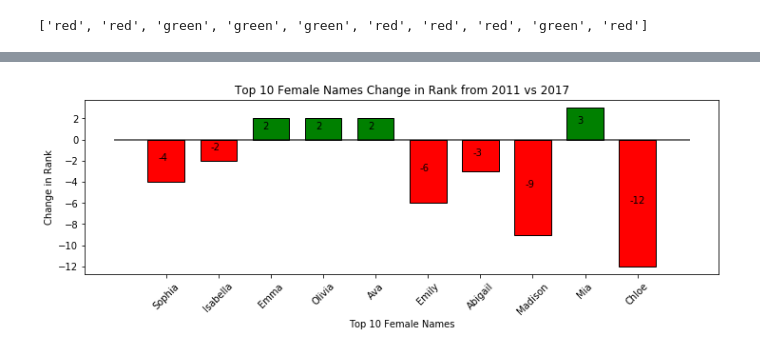
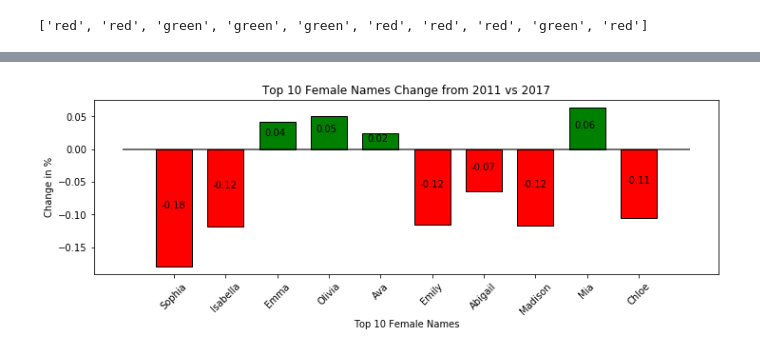
Before and after one commit to nsetnik0703/nightwatch, a Jupyter notebook: kelly_project.ipynb, the cells around one changed output, grey strips where cells are left out. Drawn from its saved outputs; the diff is of its cells as text; code cells hidden in the pictures.

```diff
--- a/kelly_project.ipynb
+++ b/kelly_project.ipynb
@@ -92,7 +92,7 @@ name_df.head()
 # %%
 #Get top 5 female names in year 2011
 female_y2011 = name_df[(name_df['gender']=='F') & (name_df['year']=='2011')]
-female_y2011 = female_y2011.sort_values('name_percent',ascending=False)
+female_y2011 = female_y2011.sort_values('count',ascending=False)
 female_y2011['rank'] = female_y2011['name_percent'].rank(ascending=False)
 female_y2011.head(10)
 # %% [output]
@@ -110,7 +110,7 @@ female_y2011.head(10)
 # %%
 #Rank 2017 females
 female_y2017 = name_df[(name_df['gender']=='F') & (name_df['year']=='2017')]
-female_y2017 = female_y2017.sort_values('name_percent',ascending=False)
+female_y2017 = female_y2017.sort_values('count',ascending=False)
 female_y2017['rank'] = female_y2017['name_percent'].rank(ascending=False)
 female_y2017.head(10)
 # %% [output]
@@ -128,8 +128,9 @@ female_y2017.head(10)
 # %%
 #merge 2011 vs 2017
 merge_female = female_y2011.merge(female_y2017,on='name',suffixes=('_y2011','_y2017'))
-merge_female['rankChange'] = merge_female['rank_y2011'] - merge_female['rank_y2017']
-merge_female.head(10)
+merge_female['rankChange'] = merge_female['rank_y2017'] - merge_female['rank_y2011']
+merge_female['percentChange'] = merge_female['name_percent_y2017'] - merge_female['name_percent_y2011']
+merge_female.head(730)
 # %% [output]
 |  | name | gender_y2011 | count_y2011 | year_y2011 | yearTotal_y2011 | name_percent_y2011 | rank_y2011 | ... |
 | 0 | Sophia | F | 21837 | 2011 | 3651914 | 0.597960 | 1.0 | ... |
@@ -163,12 +171,12 @@ top10_df
 # %%
 #set color for positive and negative change
 
-changes = []
-changes = top10_df['rankChange']
+percentChanges = []
+percentChanges = top10_df['percentChange']
 
 colors = []
 for value in range(0,len(top10_df)):
-    if changes[value] < 0:
+    if percentChanges[value] < 0:
         colors.append('red')
     else:
         colors.append('green')
@@ -192,29 +200,29 @@ Name: rankChange, dtype: float64
 # %%
 # Orient widths. Add labels, tick marks, etc.
 plt.figure(figsize=(10,3.5))
-barchart = plt.bar(top10_df['name'],height=changes,color=colors,width=0.7,edgecolor='black')
+barchart = plt.bar(top10_df['name'],height=percentChanges,color=colors,width=0.7,edgecolor='black')
 plt.xticks(rotation=45)
 plt.tight_layout()
 plt.hlines(0,-1,10,alpha=0.75)
-plt.title('Top 10 Female Names Change in Rank from 2011 vs 2017')
-plt.ylabel('Change in Rank')
+plt.title('Top 10 Female Names Change from 2011 vs 2017')
+plt.ylabel('Change in %')
 plt.xlabel('Top 10 Female Names')
 
 # Use functions to label the percentages of changes
 def makeLabel(barchart):
     for value in barchart:
-        plt.text(x=value.get_x()+0.2,y=value.get_height()/2,s=int(value.get_height()))
+        plt.text(x=value.get_x()+0.1,y=value.get_height()/2,s=round((value.get_height()),2))
 
 # Call functions to implement the function calls
 makeLabel(barchart)
 
 # Save figure
-plt.savefig("Graph_Images/GoT/Top10Female_Rank.png")
+plt.savefig("Graph_Images/GoT/Top10Female_Change.png")
 
 # Show the Figure
 plt.show()
 # %% [output]
-[figure, old version]
+[figure, new version]
 # %%
 #Find names from 2011
 #Arya (aka Arya Stark): Noble
```
Also changed, not shown: parts of 10 cells of this notebook, 4 other files.
